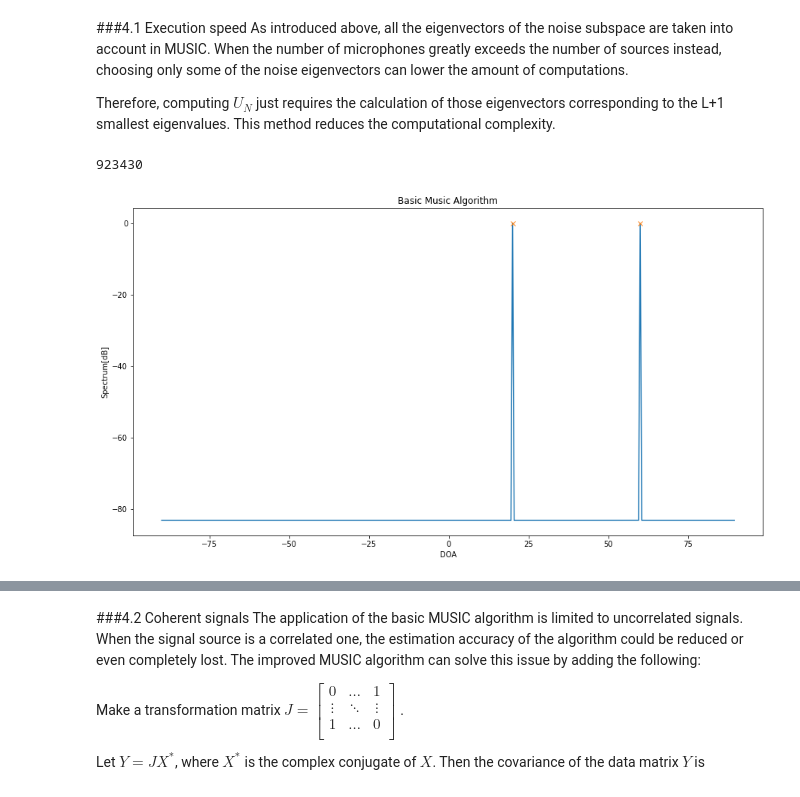
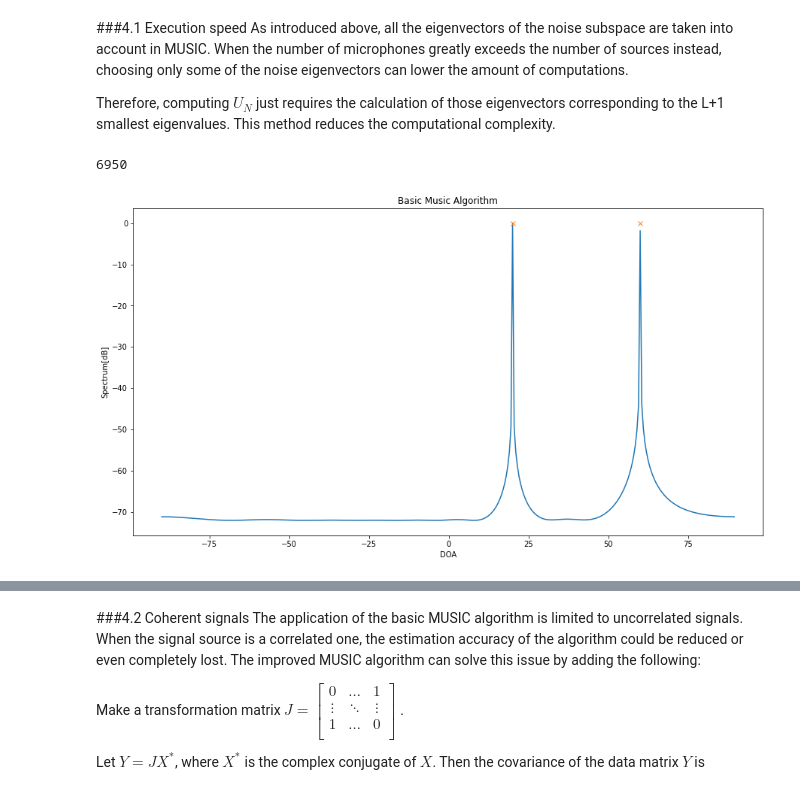
Before and after one commit to rayandaod/MUSIC_for_DOA, a Jupyter notebook: notebooks/Improved_music.ipynb, the cells around one changed output, grey strips where cells are left out. Saved outputs shown, nothing was run; the diff lists cells and outputs as text; code cells hidden in the pictures.

```diff
--- a/notebooks/Improved_music.ipynb
+++ b/notebooks/Improved_music.ipynb
@@ -161,21 +161,21 @@ As introduced above, all the eigenvectors of the noise subspace are taken into a
 Therefore, computing $U_N$ just requires the calculation of those eigenvectors corresponding to the L+1 smallest eigenvalues. This method reduces
 the computational complexity.
 # %%
-X = generate_data(2000,5000,d,wavelen,angles,freqs,var)
+X = generate_data(M,N,d,wavelen,angles,freqs,var)
 # %%
 starttime = datetime.datetime.now()
-Pmusic, peak_search_range= basic_musicDOA(X,2000,d,wavelen,thetas)
+Pmusic, peak_search_range= basic_musicDOA(X,M,d,wavelen,thetas)
 basictime=datetime.datetime.now()-starttime
 plt.figure(figsize=(15,8))
 plt.plot(peak_search_range, Pmusic)
 plt.title("Basic Music Algorithm")
 plt.plot(angles,np.zeros(angles.size),"x")
 plt.xlabel("DOA")
 plt.ylabel("Spectrum[dB]")
 plt.show
 print(basictime.microseconds)
 # %% [output]
-923430
+6950
-[figure, old version]
+[figure, new version]
 # %%
 starttime = datetime.datetime.now()
```
Also changed, not shown: parts of 1 cell of this notebook.
